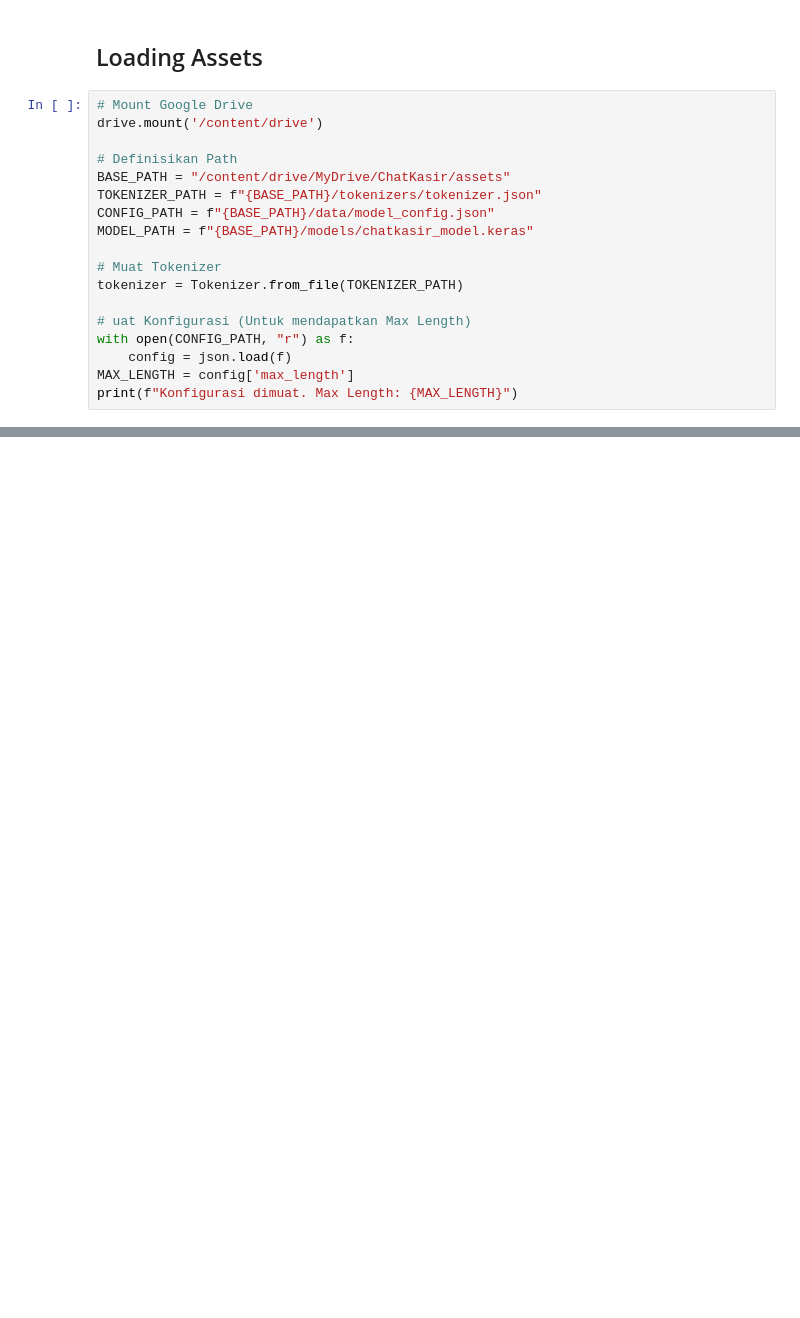
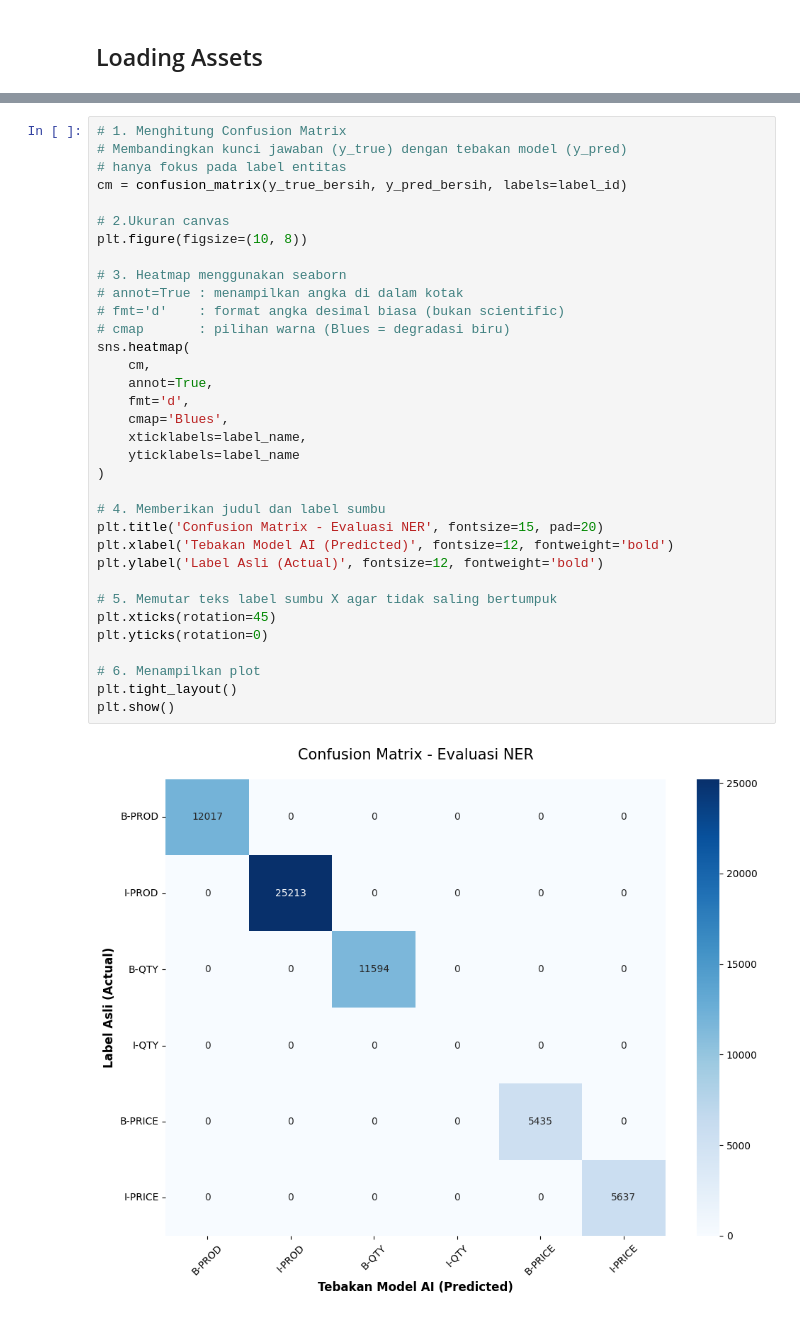
Before and after one commit to Sugandarilovv/ChatKasir, a Jupyter notebook: ai-model/notebooks/03_evaluation.ipynb, the cells around one changed output, grey strips where cells are left out. Cells and saved outputs as stored; diff of their text form; blank space fills up the shorter version.

Commit message:
feat(ai-1): update architecture, model training, and evaluation for full NER architecture

```diff
--- a/ai-model/notebooks/03_evaluation.ipynb
+++ b/ai-model/notebooks/03_evaluation.ipynb
@@ -16,20 +48,2 @@ from tensorflow.keras.layers import Dense, Dropout, LayerNormalization, MultiHea
 # %% [markdown]
 ## Loading Assets
-# %%
-# Mount Google Drive
-drive.mount('/content/drive')
-
-# Definisikan Path
-BASE_PATH = "/content/drive/MyDrive/ChatKasir/assets"
-TOKENIZER_PATH = f"{BASE_PATH}/tokenizers/tokenizer.json"
-CONFIG_PATH = f"{BASE_PATH}/data/model_config.json"
-MODEL_PATH = f"{BASE_PATH}/models/chatkasir_model.keras"
-
-# Muat Tokenizer
-tokenizer = Tokenizer.from_file(TOKENIZER_PATH)
-
-# uat Konfigurasi (Untuk mendapatkan Max Length)
-with open(CONFIG_PATH, "r") as f:
-    config = json.load(f)
-MAX_LENGTH = config['max_length']
-print(f"Konfigurasi dimuat. Max Length: {MAX_LENGTH}")
@@ -257,0 +206,36 @@ HASIL AKHIR INFERENCE (SIAP KIRIM KE DATABASE):
+# %%
+# 1. Menghitung Confusion Matrix
+# Membandingkan kunci jawaban (y_true) dengan tebakan model (y_pred)
+# hanya fokus pada label entitas
+cm = confusion_matrix(y_true_bersih, y_pred_bersih, labels=label_id)
+
+# 2.Ukuran canvas
+plt.figure(figsize=(10, 8))
+
+# 3. Heatmap menggunakan seaborn
+# annot=True : menampilkan angka di dalam kotak
+# fmt='d'    : format angka desimal biasa (bukan scientific)
+# cmap       : pilihan warna (Blues = degradasi biru)
+sns.heatmap(
+    cm,
+    annot=True,
+    fmt='d',
+    cmap='Blues',
+    xticklabels=label_name,
+    yticklabels=label_name
+)
+
+# 4. Memberikan judul dan label sumbu
+plt.title('Confusion Matrix - Evaluasi NER', fontsize=15, pad=20)
+plt.xlabel('Tebakan Model AI (Predicted)', fontsize=12, fontweight='bold')
+plt.ylabel('Label Asli (Actual)', fontsize=12, fontweight='bold')
+
+# 5. Memutar teks label sumbu X agar tidak saling bertumpuk
+plt.xticks(rotation=45)
+plt.yticks(rotation=0)
+
+# 6. Menampilkan plot
+plt.tight_layout()
+plt.show()
+# %% [output]
+[figure, added]
```
Also changed, not shown: parts of 18 cells of this notebook, 6 other files.
